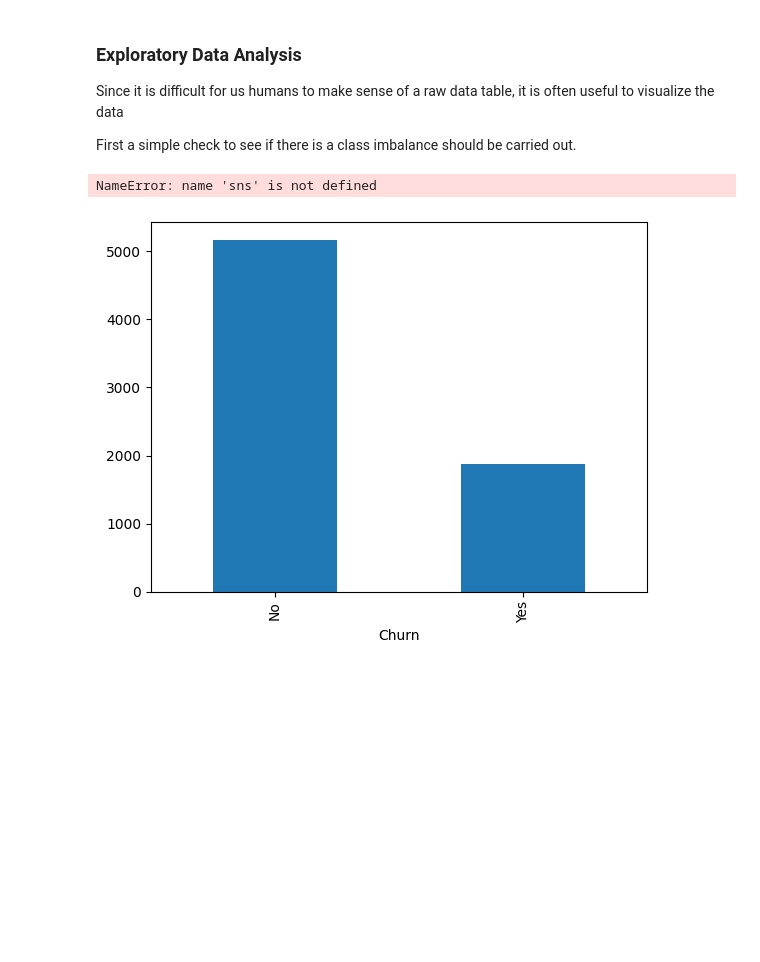
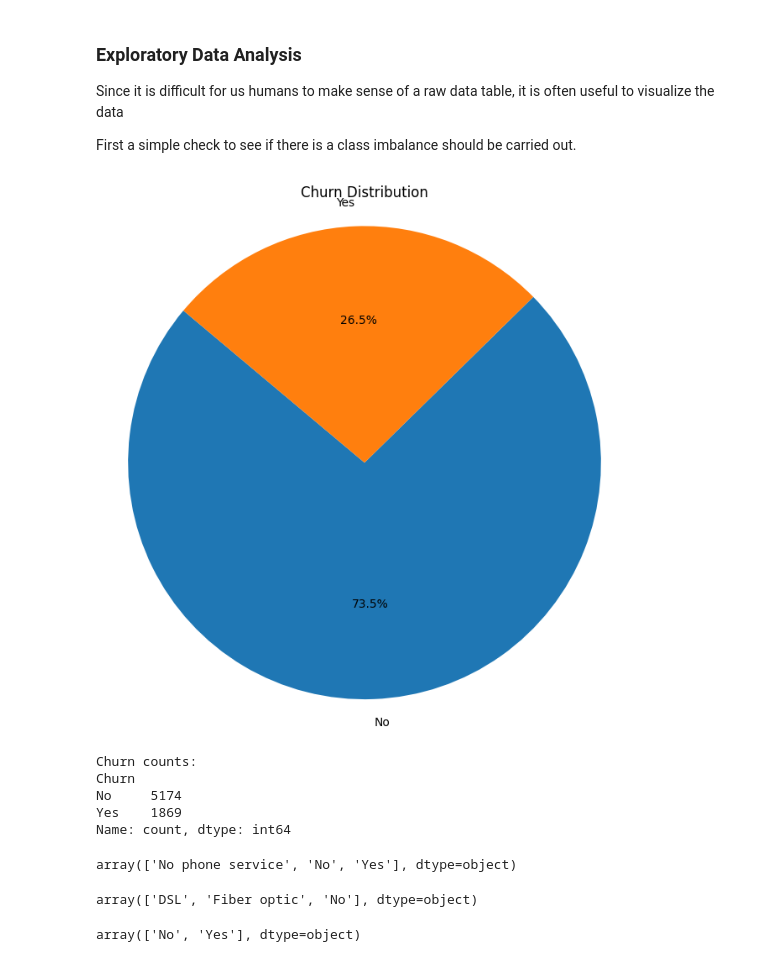
Before and after one commit to nkosimate/CustomerChurnPrediction, a Jupyter notebook: Churn.ipynb, the cells around one changed output. Saved outputs shown, nothing was run; the diff lists cells and outputs as text; code cells hidden in the pictures; blank space fills up the shorter version.

Commit message:
Adding the visualisation

```diff
--- a/Churn.ipynb
+++ b/Churn.ipynb
@@ -84,10 +86,39 @@ Since it is difficult for us humans to make sense of a raw data table, it is oft
 data
 
 First a simple check to see if there is a class imbalance should be carried out.
-# %%
-import seaborn as sns
-df['Churn'].value_counts().plot(kind='bar')
-sns.histplot(df['Churn'], kde=True)
-# %% [output]
-NameError: name 'sns' is not defined
-[figure, removed]
+# %%
+import matplotlib.pyplot as plt
+
+# Count the occurrences of each category in the 'Churn' column
+churn_counts = df['Churn'].value_counts()
+
+# Create the pie chart
+plt.figure(figsize=(8, 8))
+plt.pie(churn_counts, labels=churn_counts.index, autopct='%1.1f%%', startangle=140)
+plt.title('Churn Distribution')
+plt.axis('equal') # Equal aspect ratio ensures that pie is drawn as a circle.
+plt.savefig('churn_pie_chart.png')
+plt.show()
+
+# Print the churn counts
+print("\nChurn counts:")
+print(churn_counts)
+# %% [output]
+[figure, added]
+Churn counts:
+Churn
+No     5174
+Yes    1869
+Name: count, dtype: int64
+# %%
+df['MultipleLines'].unique()
+# %% [output]
+array(['No phone service', 'No', 'Yes'], dtype=object)
+# %%
+df['InternetService'].unique()
+# %% [output]
+array(['DSL', 'Fiber optic', 'No'], dtype=object)
+# %%
+df['PhoneService'].unique()
+# %% [output]
+array(['No', 'Yes'], dtype=object)
```
Also changed, not shown: parts of 1 cell of this notebook.
